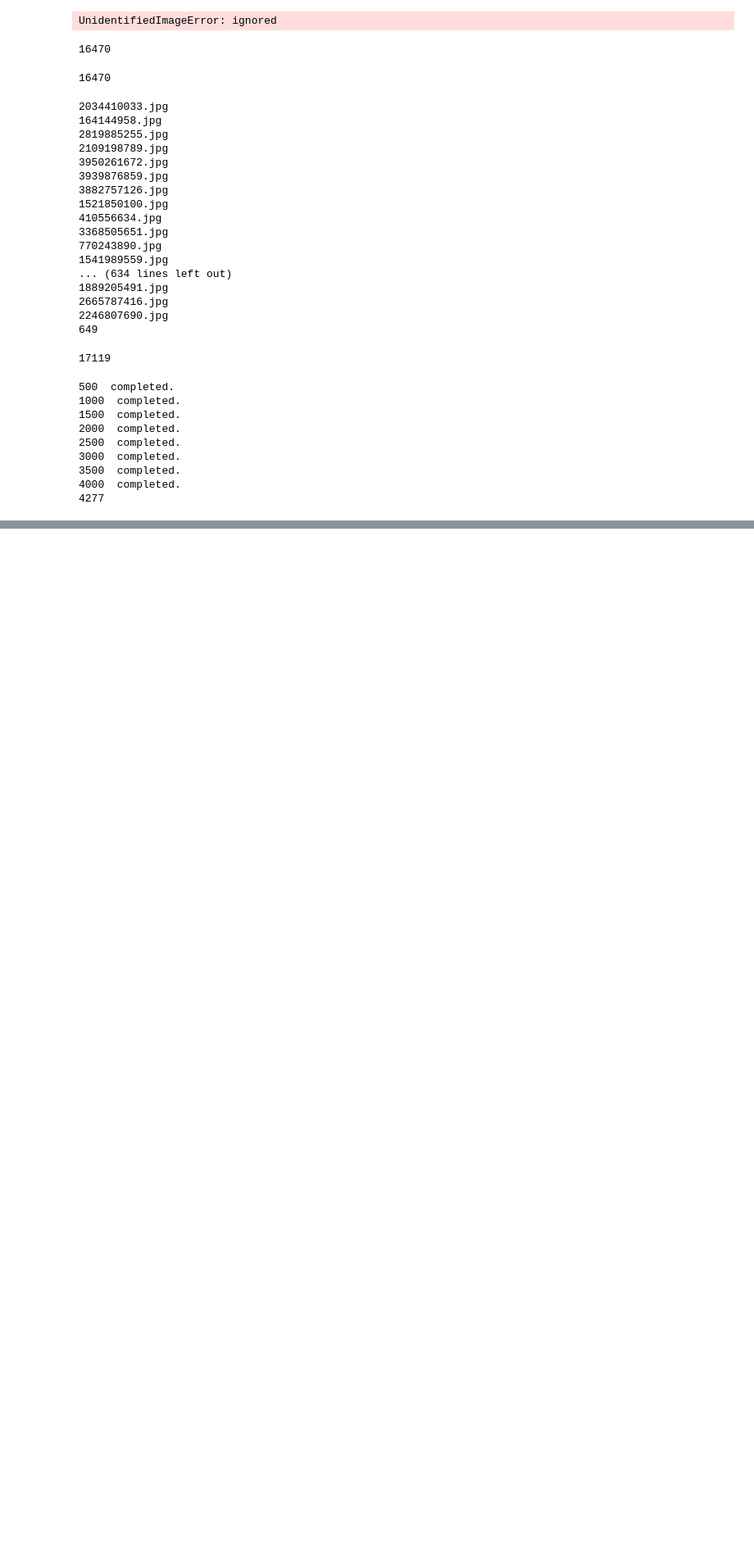
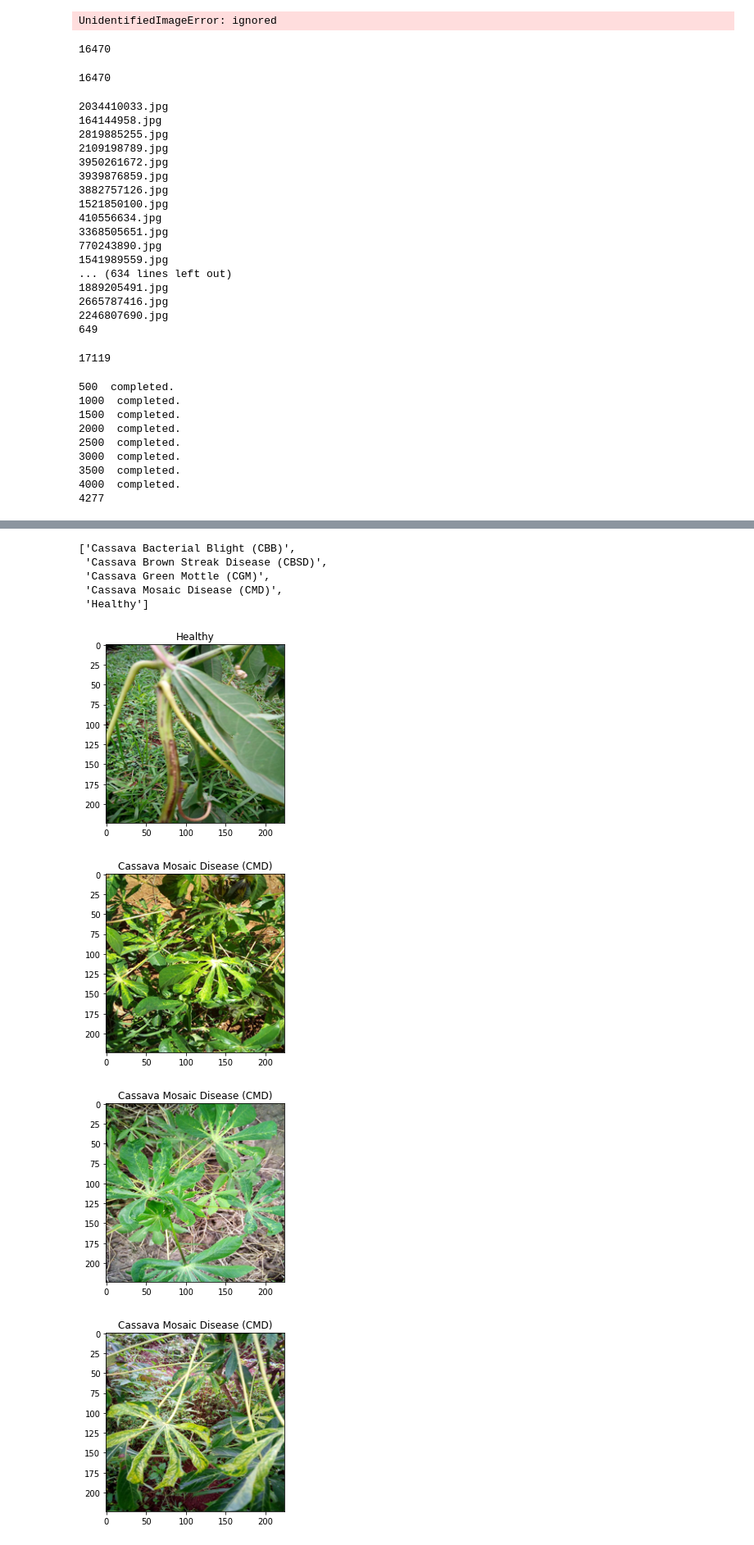
Before and after one commit to johanjun/kaggle_cassava_leaf, a Jupyter notebook: Cassava_v2.ipynb, the cells around one changed output, grey strips where cells are left out. Shown at 82% size. Drawn from its saved outputs; the diff is of its cells as text; code cells hidden in the pictures; blank space fills up the shorter version.

```diff
--- a/Cassava_v2.ipynb
+++ b/Cassava_v2.ipynb
@@ -372,0 +379,31 @@ print(n_val)
+# %%
+## Hyper Parameters
+N_CLASS = len(mapping)
+N_EPOCHS = 20
+N_BATCH = 40
+N_TRAIN = 17119
+N_VAL = 4277
+IMG_SIZE = 224
+learning_rate = 0.0001
+steps_per_epoch = N_TRAIN / N_BATCH
+validation_steps = int(np.ceil(N_VAL / N_BATCH))
+# %%
+## tfrecord file을 data로 parsing해주는 function
+def _parse_function(tfrecord_serialized):
+    features={'image': tf.io.FixedLenFeature([], tf.string),
+              'cls_num': tf.io.FixedLenFeature([], tf.int64)
+             }
+    parsed_features = tf.io.parse_single_example(tfrecord_serialized, features)
+
+    image = tf.io.decode_raw(parsed_features['image'], tf.uint8)
+    image = tf.reshape(image, [IMG_SIZE, IMG_SIZE, 3])
+    image = tf.cast(image, tf.float32)/255.
+
+    label = tf.cast(parsed_features['cls_num'], tf.int64)
+
+    return image, label
+# %%
+## train dataset 만들기
+train_dataset = tf.data.TFRecordDataset(tfr_train_dir)
+train_dataset = train_dataset.map(_parse_function, num_parallel_calls=tf.data.experimental.AUTOTUNE)
+train_dataset = train_dataset.shuffle(N_TRAIN).prefetch(tf.data.experimental.AUTOTUNE).batch(N_BATCH).repeat()
@@ -372,0 +415,20 @@ print(n_val)
+# %%
+class_list = list(mapping.values())
+class_list
+# %% [output]
+['Cassava Bacterial Blight (CBB)',
+ 'Cassava Brown Streak Disease (CBSD)',
+ 'Cassava Green Mottle (CGM)',
+ 'Cassava Mosaic Disease (CMD)',
+ 'Healthy']
+# %%
+for image, label in train_dataset.take(5):
+  plt.imshow(image[0])
+  title = class_list[label[0].numpy()]
+  plt.title(title)
+  plt.show()
+# %% [output]
+[figure, added]
+[figure, added]
+[figure, added]
+[figure, added]
```
Also changed, not shown: parts of 9 cells of this notebook.
